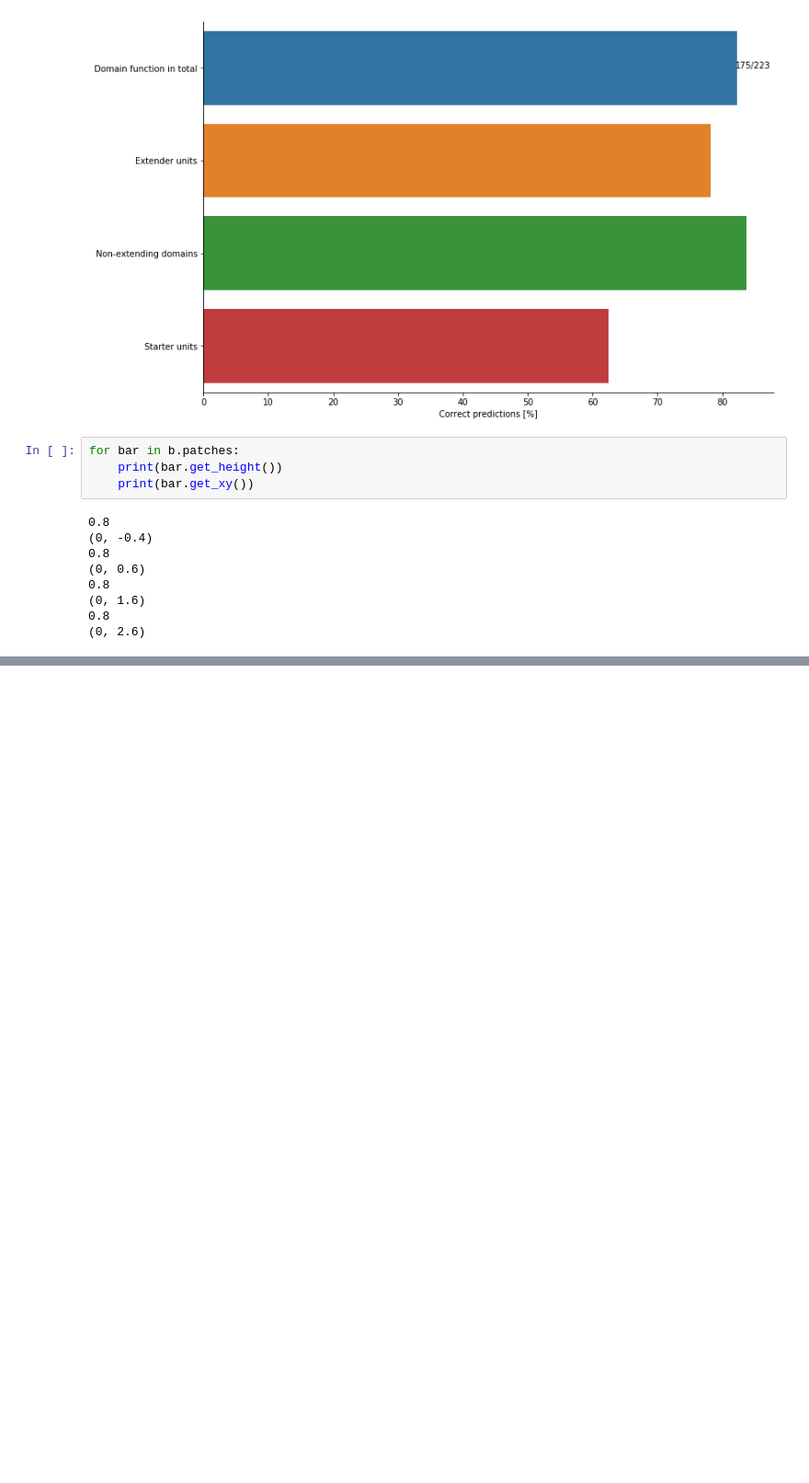
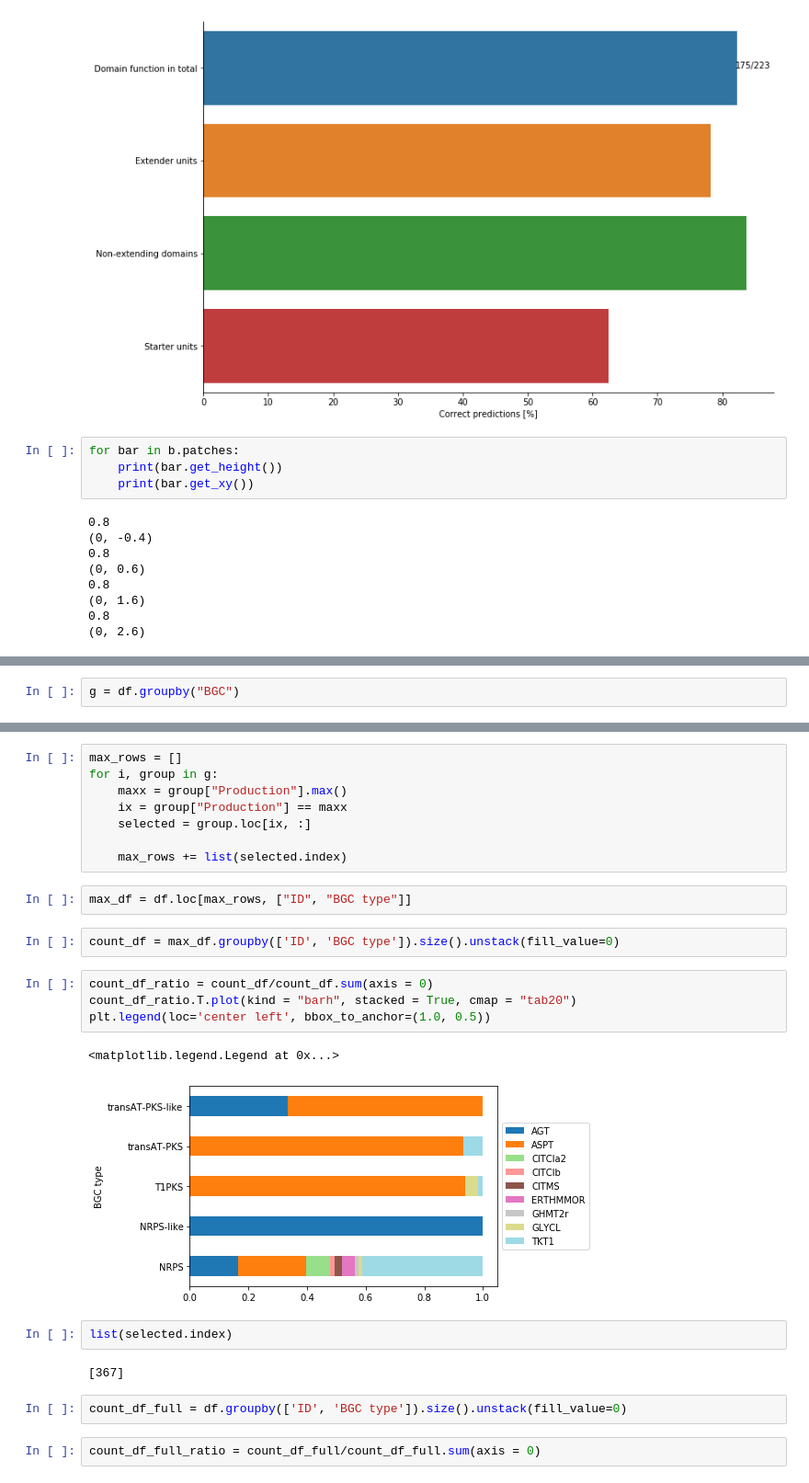
Before and after one commit to AlmaasLab/BiGMeC, a Jupyter notebook: Notebooks/figures.ipynb, the cells around one changed output, grey strips where cells are left out. Shown at 92% size. Drawn from its saved outputs; the diff is of its cells as text; blank space fills up the shorter version.

```diff
--- a/Notebooks/figures.ipynb
+++ b/Notebooks/figures.ipynb
@@ -44,0 +185,2 @@ for bar in b.patches:
+# %%
+g = df.groupby("BGC")
@@ -47,0 +204,27 @@ for bar in b.patches:
+# %%
+max_rows = []
+for i, group in g:
+    maxx = group["Production"].max()
+    ix = group["Production"] == maxx
+    selected = group.loc[ix, :]
+
+    max_rows += list(selected.index)
+# %%
+max_df = df.loc[max_rows, ["ID", "BGC type"]]
+# %%
+count_df = max_df.groupby(['ID', 'BGC type']).size().unstack(fill_value=0)
+# %%
+count_df_ratio = count_df/count_df.sum(axis = 0)
+count_df_ratio.T.plot(kind = "barh", stacked = True, cmap = "tab20")
+plt.legend(loc='center left', bbox_to_anchor=(1.0, 0.5))
+# %% [output]
+<matplotlib.legend.Legend at 0x...>
+[figure, added]
+# %%
+list(selected.index)
+# %% [output]
+[367]
+# %%
+count_df_full = df.groupby(['ID', 'BGC type']).size().unstack(fill_value=0)
+# %%
+count_df_full_ratio = count_df_full/count_df_full.sum(axis = 0)
```
Also changed, not shown: parts of 26 cells of this notebook, 3 other files.
